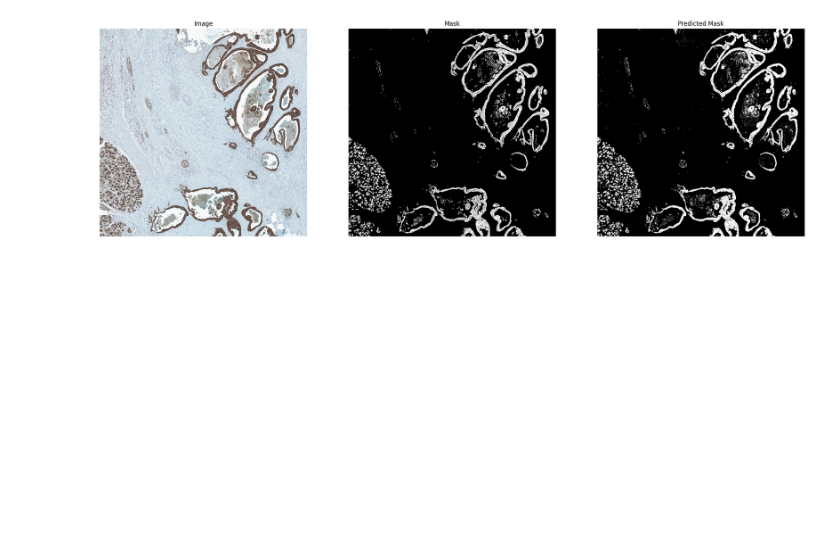
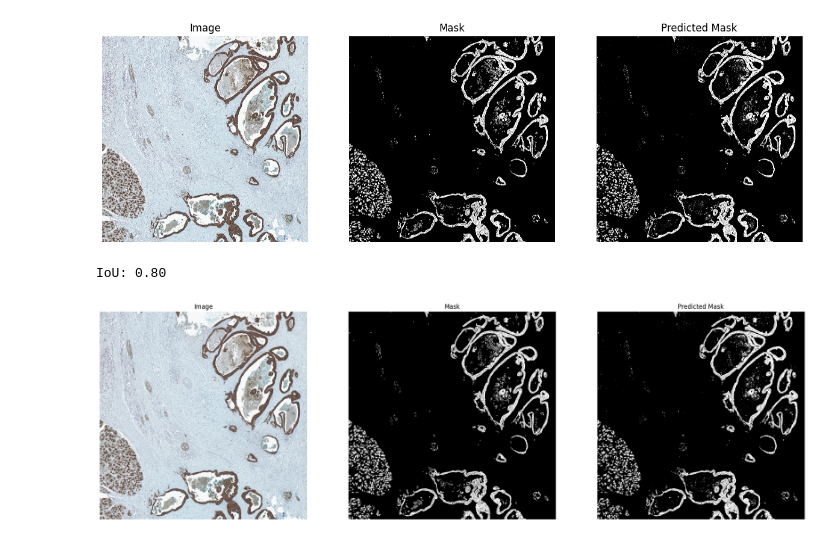
Before and after one commit to GeNeHetX/pixel_classifier, a Jupyter notebook: predicting.ipynb, the cells around one changed output. Saved outputs shown, nothing was run; the diff lists cells and outputs as text; code cells hidden in the pictures; blank space fills up the shorter version.

```diff
--- a/predicting.ipynb
+++ b/predicting.ipynb
@@ -49 +78,28 @@ mask_predicted = mask_predicted > 0.85
+# %%
+# Binarize the mask using a threshold
+mask_tile_pred = y_score.reshape(img_tile.shape[0], img_tile.shape[1]) > best_threshold
+# %%
+# Plot the mask and the predicted mask
+fig, ax = plt.subplots(1, 3, figsize=(15, 5))
+ax[0].imshow(img_tile)
+ax[0].set_title('Image')
+ax[0].axis('off')
+
+ax[1].imshow(mask_tile, cmap='gray')
+ax[1].set_title('Mask')
+ax[1].axis('off')
+
+ax[2].imshow(mask_tile_pred, cmap='gray')
+ax[2].set_title('Predicted Mask')
+ax[2].axis('off')
+plt.show()
+# %% [output]
+[figure, added]
+# %%
+# Compute the intersection over union
+iou = jaccard_score(mask_tile.flatten(), mask_tile_pred.flatten())
+
+print(f"IoU: {iou:.2f}")
+# %% [output]
+IoU: 0.80
 # %%
```
Also changed, not shown: parts of 10 cells of this notebook.
